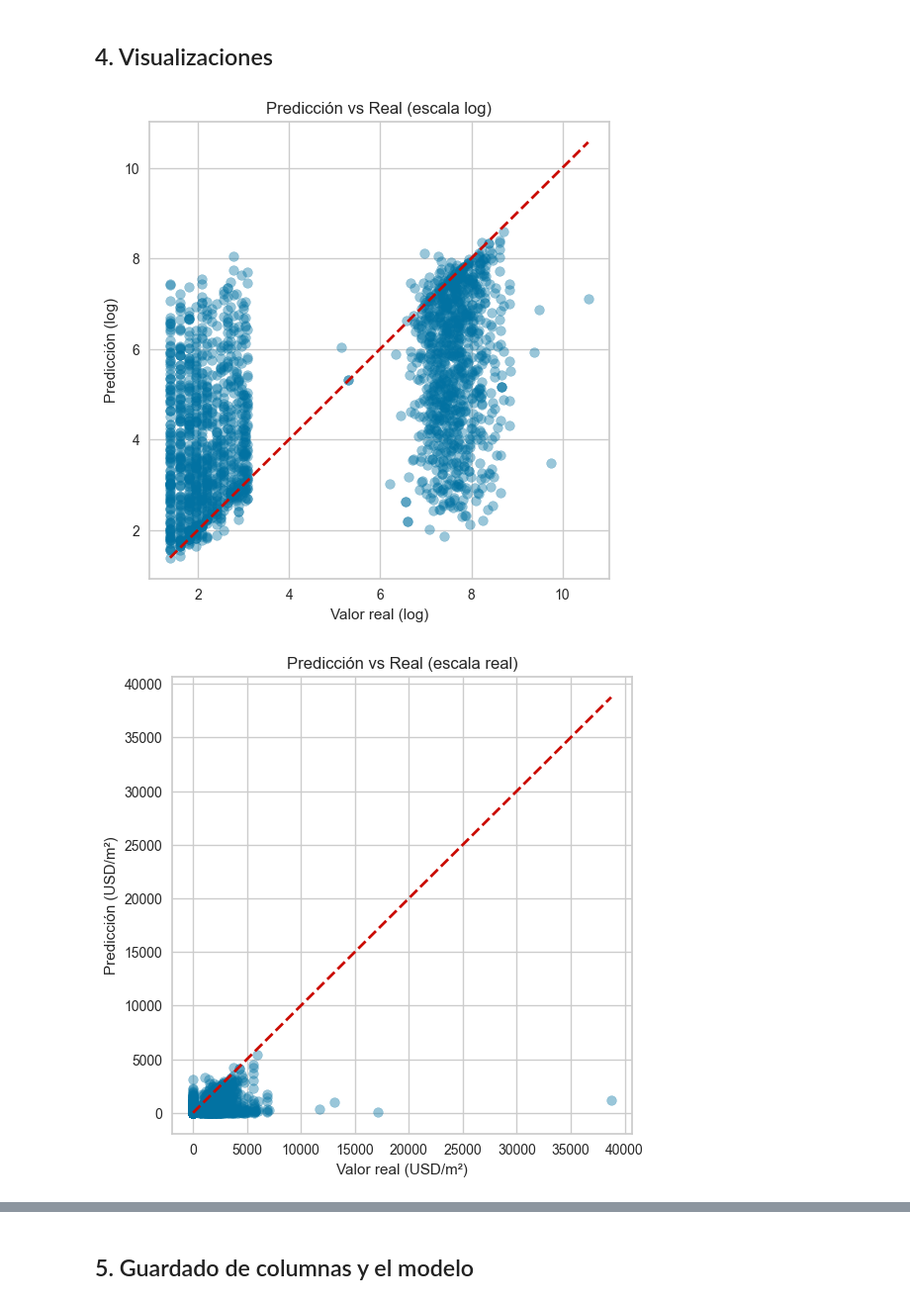
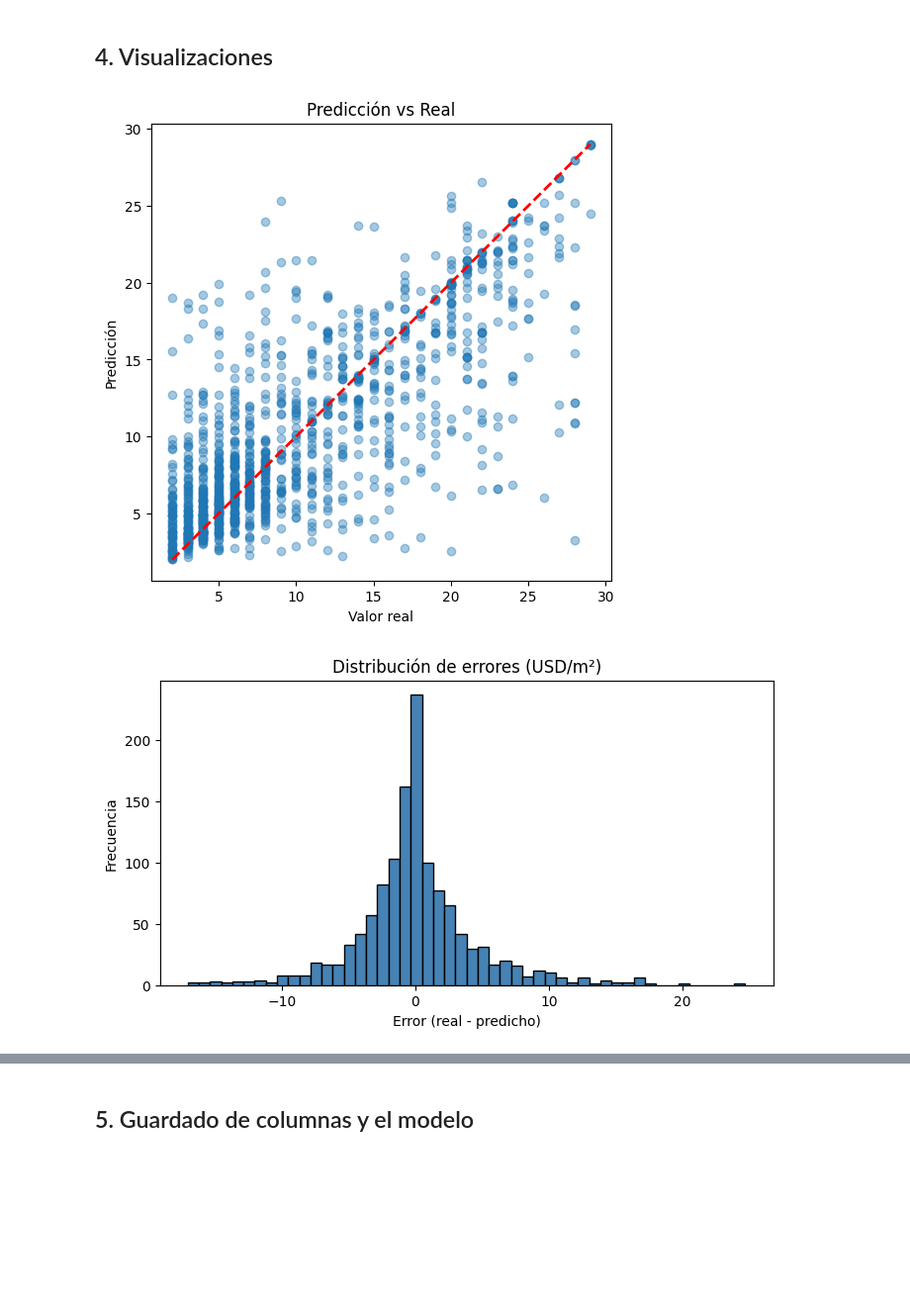
Before and after one commit to pixelciosa/Model_Price_prediction, a Jupyter notebook: notebooks/02_Model.ipynb, the cells around one changed output, grey strips where cells are left out. Shown at 99% size. Saved outputs shown, nothing was run; the diff lists cells and outputs as text; code cells hidden in the pictures; blank space fills up the shorter version.

```diff
--- a/notebooks/02_Model.ipynb
+++ b/notebooks/02_Model.ipynb
@@ -129,5 +129,5 @@ y_log = np.log1p(y_reg)
 # %%
-X_train, X_test, y_train, y_test = train_test_split(X_reg, y_log, test_size=TEST_SIZE, random_state=RANDOM_STATE)
+X_train, X_test, y_train, y_test = train_test_split(X_reg, y_reg, test_size=TEST_SIZE, random_state=RANDOM_STATE)
 # %% [markdown]
 ## 3. Creación de modelo con RF + hypertuning (usando grid search)
 # %%
@@ -138,16 +138,6 @@ from sklearn.metrics import r2_score, mean_absolute_error, root_mean_squared_err
 # %%
 resultados = []
 
-# Función custom para RMSE
-def rmse_exp(y_true, y_pred):
-    # Aplica la transformación inversa: exp(x) - 1
-    y_true_orig = np.expm1(y_true)
-    y_pred_orig = np.expm1(y_pred)
-    # Calcula el RMSE sobre la escala original
-    return root_mean_squared_error(y_true_orig, y_pred_orig)
-
-# Creo el custom scorer para GridSearch
-scorer_rmse_custom = make_scorer(rmse_exp, greater_is_better=False) # False para minimizar el error
 
 # Definición del modelo base
 rf = RandomForestRegressor(random_state=RANDOM_STATE)
@@ -168,7 +158,7 @@ grid_search = GridSearchCV(
     param_grid=param_grid,
     cv=5,
     n_jobs=-1,
-    scoring=scorer_rmse_custom
+    scoring='neg_mean_absolute_error'
 )
 
 # Entrenamiento en el target log-transformado
@@ -181,9 +171,9 @@ y_pred = grid_search.predict(X_test)
 resultados.append({
             'Modelo': 'RandomForest',
             'R2': r2_score(y_test, y_pred),
-            'mse' : mean_squared_error(np.expm1(y_test), np.expm1(y_pred)),
-            'rmse': root_mean_squared_error(np.expm1(y_test), np.expm1(y_pred)),
-            'mae': mean_absolute_error(np.expm1(y_test), np.expm1(y_pred))
+            'mse' : mean_squared_error(y_test, y_pred),
+            'rmse': root_mean_squared_error(y_test, y_pred),
+            'mae': mean_absolute_error(y_test, y_pred)
         })
 
 mlflow.log_metric("RandomForest - Mean Squared Error", resultados[0]['mse'])
@@ -209,50 +199,37 @@ best_model = grid_search.best_estimator_
 # %%
 
 # Predicciones
-y_pred_log = best_model.predict(X_test)
-y_true_log = y_test
-
-# En log (como entrenó el modelo)
-plt.figure(figsize=(6,6))
-plt.scatter(y_true_log, y_pred_log, alpha=0.4)
-plt.plot([y_true_log.min(), y_true_log.max()],
-         [y_true_log.min(), y_true_log.max()],
-         'r--', lw=2)
-plt.xlabel("Valor real (log)")
-plt.ylabel("Predicción (log)")
-plt.title("Predicción vs Real (escala log)")
-plt.show()
+y_pred = best_model.predict(X_test)
+y_true = y_test
 
 # En escala real
-y_pred = np.expm1(y_pred_log)
-y_true = np.expm1(y_true_log)
-
 plt.figure(figsize=(6,6))
 plt.scatter(y_true, y_pred, alpha=0.4)
 plt.plot([y_true.min(), y_true.max()],
          [y_true.min(), y_true.max()],
          'r--', lw=2)
-plt.xlabel("Valor real (USD/m²)")
-plt.ylabel("Predicción (USD/m²)")
-plt.title("Predicción vs Real (escala real)")
+plt.xlabel("Valor real")
+plt.ylabel("Predicción")
+plt.title("Predicción vs Real")
 plt.show()
+
 
 # Distribución de errores
 errors = y_true - y_pred
 plt.figure(figsize=(8,4))
 plt.hist(errors, bins=50, color='steelblue', edgecolor='k')
 plt.title("Distribución de errores (USD/m²)")
 plt.xlabel("Error (real - predicho)")
 plt.ylabel("Frecuencia")
 plt.show()
 
 # Importancia de variables
 importances = pd.Series(best_model.feature_importances_, index=X_train.columns)
 importances.nlargest(15).plot(kind='barh', figsize=(8,6))
 plt.title("Importancia de variables - Random Forest")
 plt.xlabel("Importancia")
 plt.ylabel("Variable")
 plt.show()
 # %% [output]
-[figure, old version]
+[figure, new version]
-[figure, old version]
+[figure, new version]
```
Also changed, not shown: parts of 16 cells of this notebook, 6 other files.
